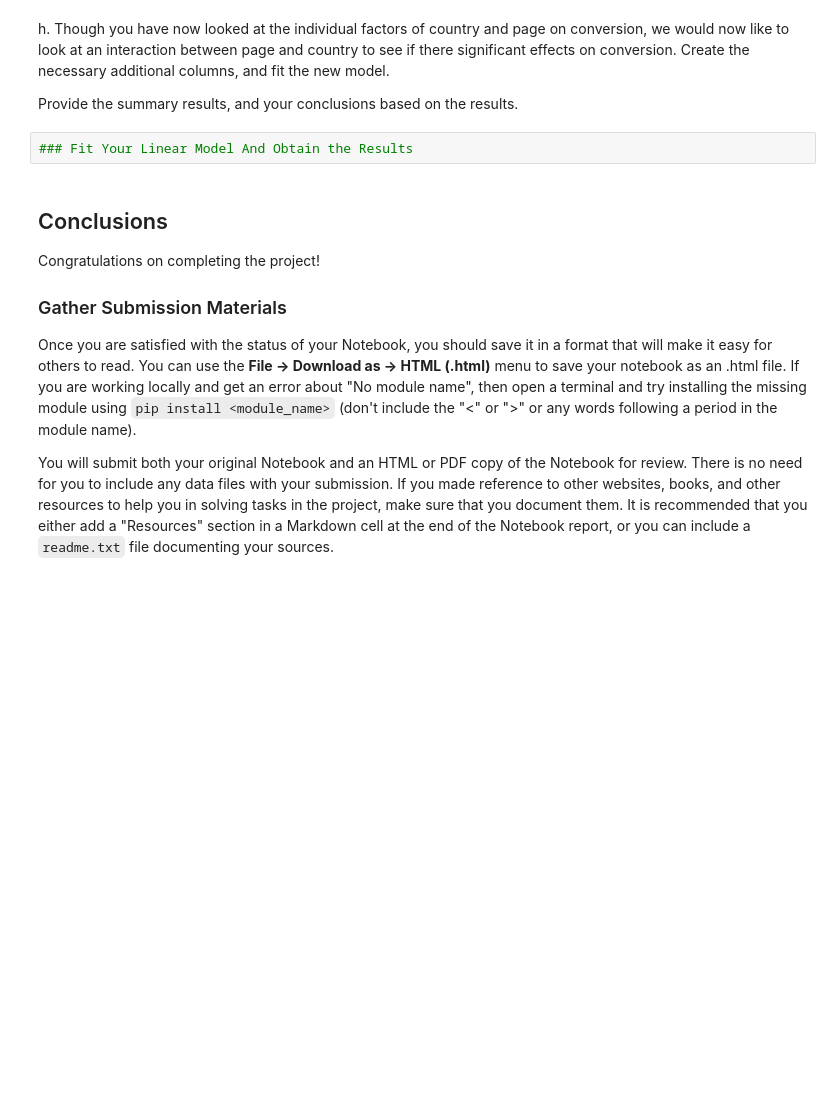
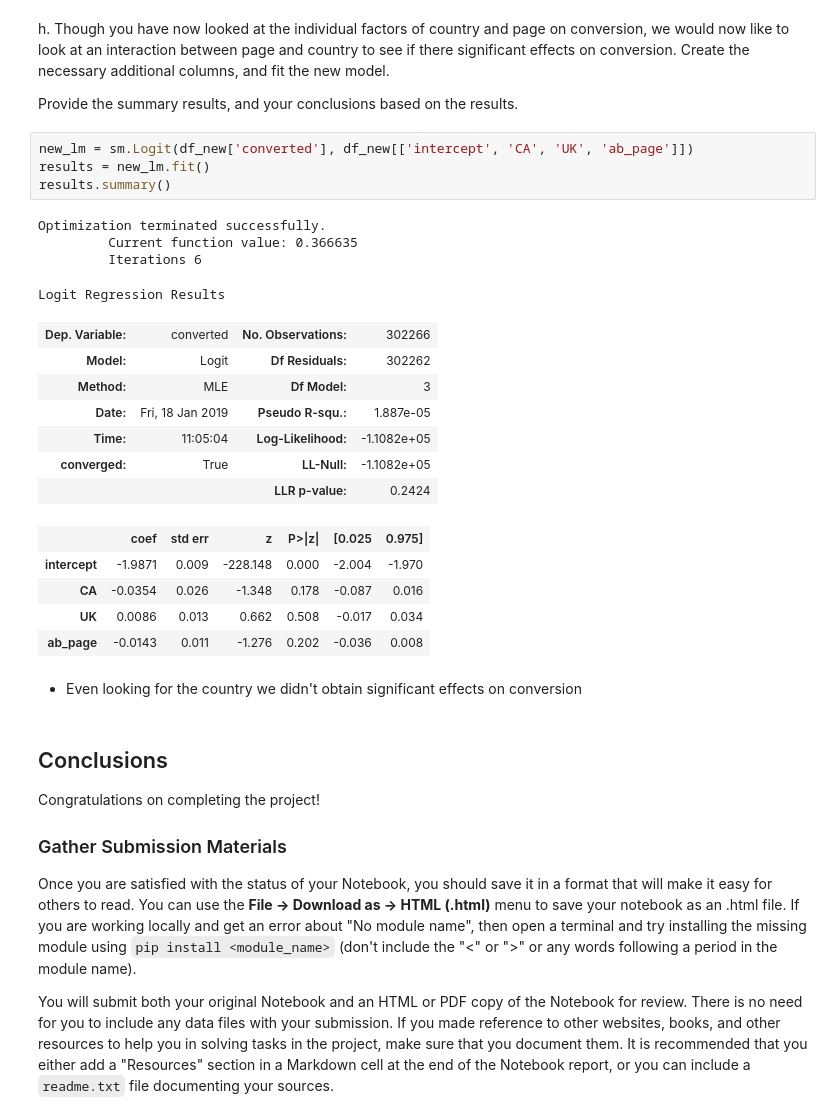
Before and after one commit to geocarvalho/python-ds, a Jupyter notebook: DS-fundations-2/statistics/project/Analyze_ab_test_results_notebook.ipynb, the cells around one changed output. Drawn from its saved outputs; the diff is of its cells as text; blank space fills up the shorter version.

```diff
--- a/DS-fundations-2/statistics/project/Analyze_ab_test_results_notebook.ipynb
+++ b/DS-fundations-2/statistics/project/Analyze_ab_test_results_notebook.ipynb
@@ -367,8 +375,29 @@ df_new = countries_df.set_index('user_id').join(df2.set_index('user_id'), how='i
 h. Though you have now looked at the individual factors of country and page on conversion, we would now like to look at an interaction between page and country to see if there significant effects on conversion.  Create the necessary additional columns, and fit the new model.
 
 Provide the summary results, and your conclusions based on the results.
-# %%
-### Fit Your Linear Model And Obtain the Results
+# %%
+new_lm = sm.Logit(df_new['converted'], df_new[['intercept', 'CA', 'UK', 'ab_page']])
+results = new_lm.fit()
+results.summary()
+# %% [output]
+Optimization terminated successfully.
+         Current function value: 0.366635
+         Iterations 6
+Logit Regression Results
+| Dep. Variable: | converted | No. Observations: | 302266 |
+| Model: | Logit | Df Residuals: | 302262 |
+| Method: | MLE | Df Model: | 3 |
+| Date: | Fri, 18 Jan 2019 | Pseudo R-squ.: | 1.887e-05 |
+| Time: | 11:05:04 | Log-Likelihood: | -1.1082e+05 |
+| converged: | True | LL-Null: | -1.1082e+05 |
+|  |  | LLR p-value: | 0.2424 |
+|  | coef | std err | z | P>|z| | [0.025 | 0.975] |
+| intercept | -1.9871 | 0.009 | -228.148 | 0.000 | -2.004 | -1.970 |
+| CA | -0.0354 | 0.026 | -1.348 | 0.178 | -0.087 | 0.016 |
+| UK | 0.0086 | 0.013 | 0.662 | 0.508 | -0.017 | 0.034 |
+| ab_page | -0.0143 | 0.011 | -1.276 | 0.202 | -0.036 | 0.008 |
+# %% [markdown]
+* Even looking for the country we didn't obtain significant effects on conversion
 # %% [markdown]
 <a id='conclusions'></a>
 ## Conclusions
```
Also changed, not shown: parts of 12 cells of this notebook.
